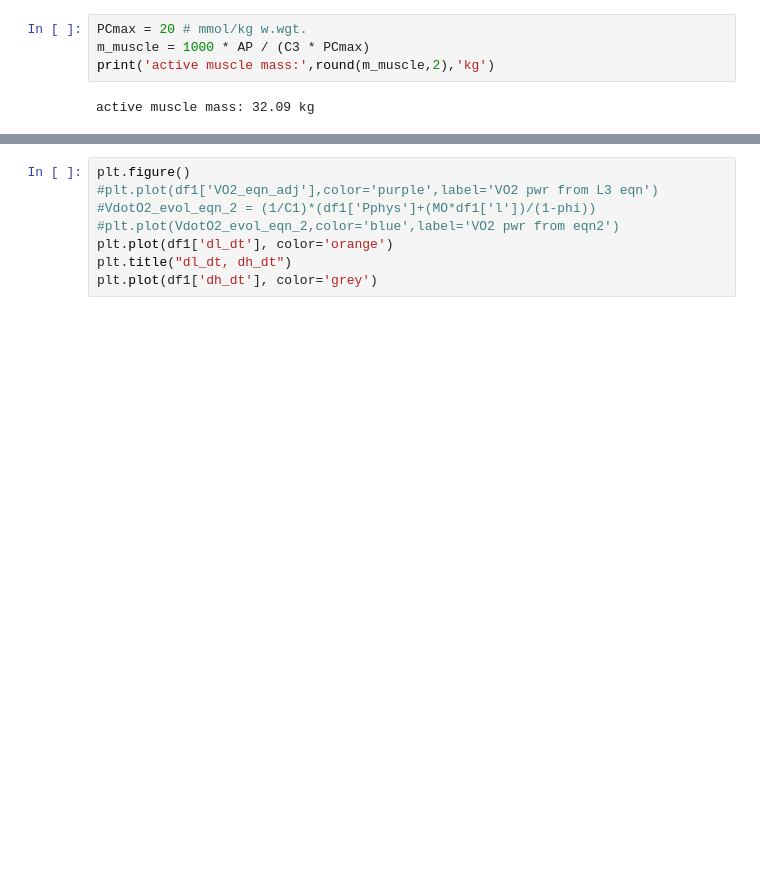
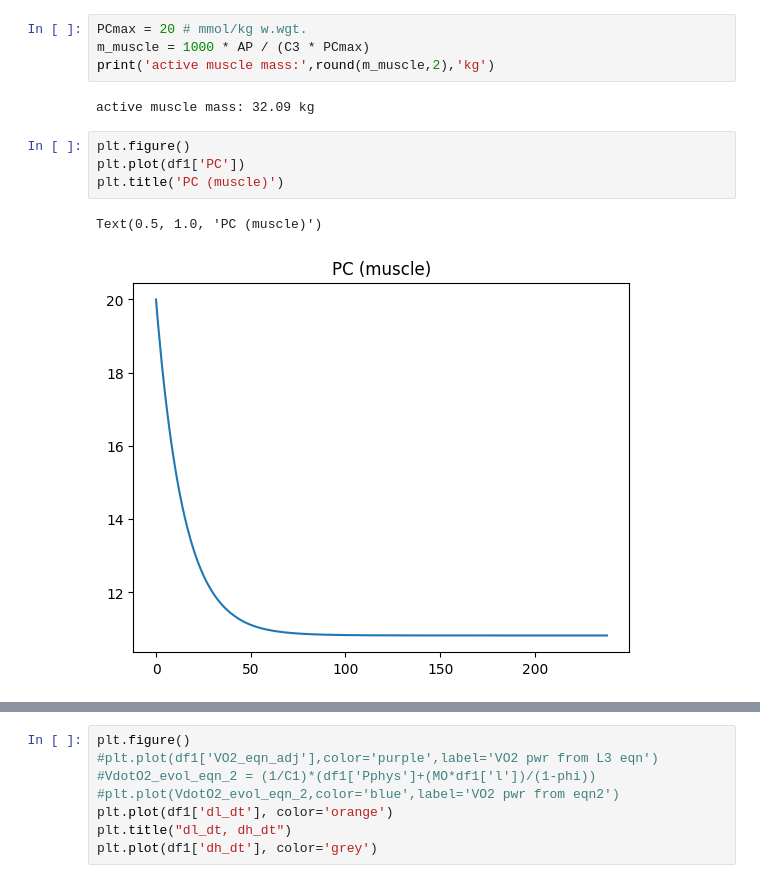
Before and after one commit to Emberflurry/Boillet_DT_Sim_v1, a Jupyter notebook: boilletmain_setup2_sanitized.ipynb, the cells around one changed output, grey strips where cells are left out. Drawn from its saved outputs; the diff is of its cells as text; blank space fills up the shorter version.

```diff
--- a/boilletmain_setup2_sanitized.ipynb
+++ b/boilletmain_setup2_sanitized.ipynb
@@ -467,3 +492,10 @@ m_muscle = 1000 * AP / (C3 * PCmax)
 print('active muscle mass:',round(m_muscle,2),'kg')
 # %% [output]
 active muscle mass: 32.09 kg
+# %%
+plt.figure()
+plt.plot(df1['PC'])
+plt.title('PC (muscle)')
+# %% [output]
+Text(0.5, 1.0, 'PC (muscle)')
+[figure, added]
```
Also changed, not shown: parts of 4 cells of this notebook.
